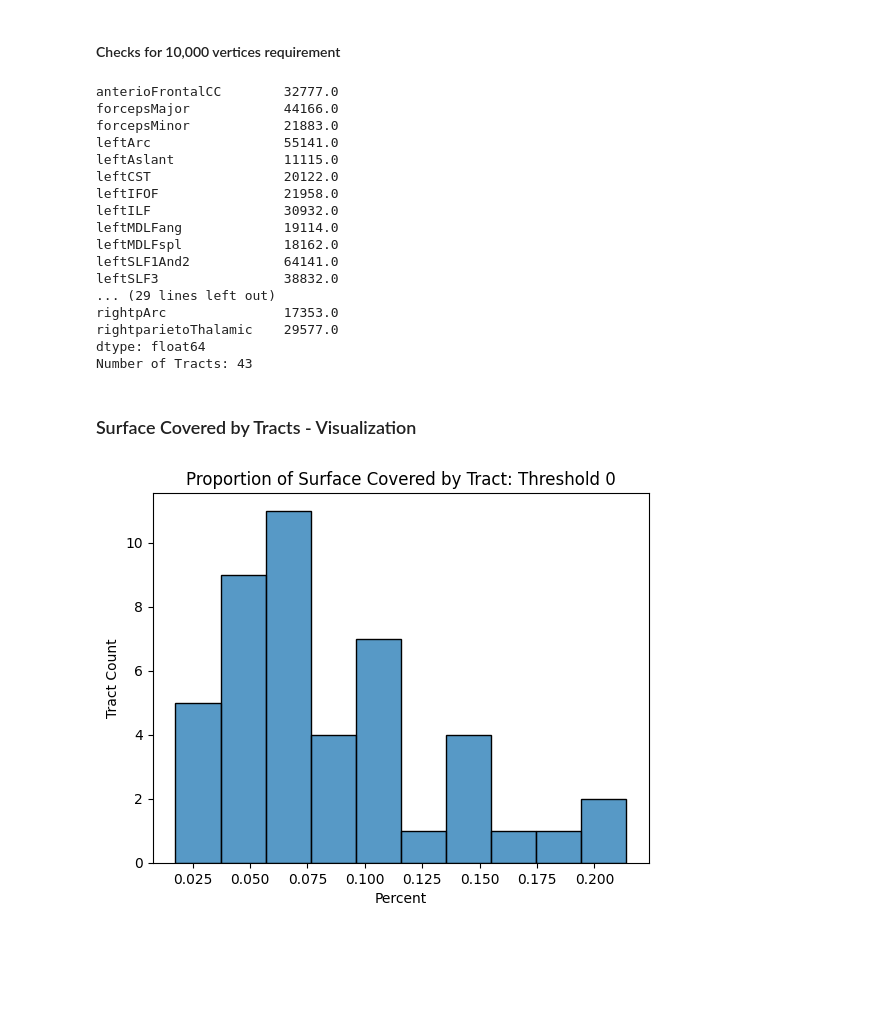
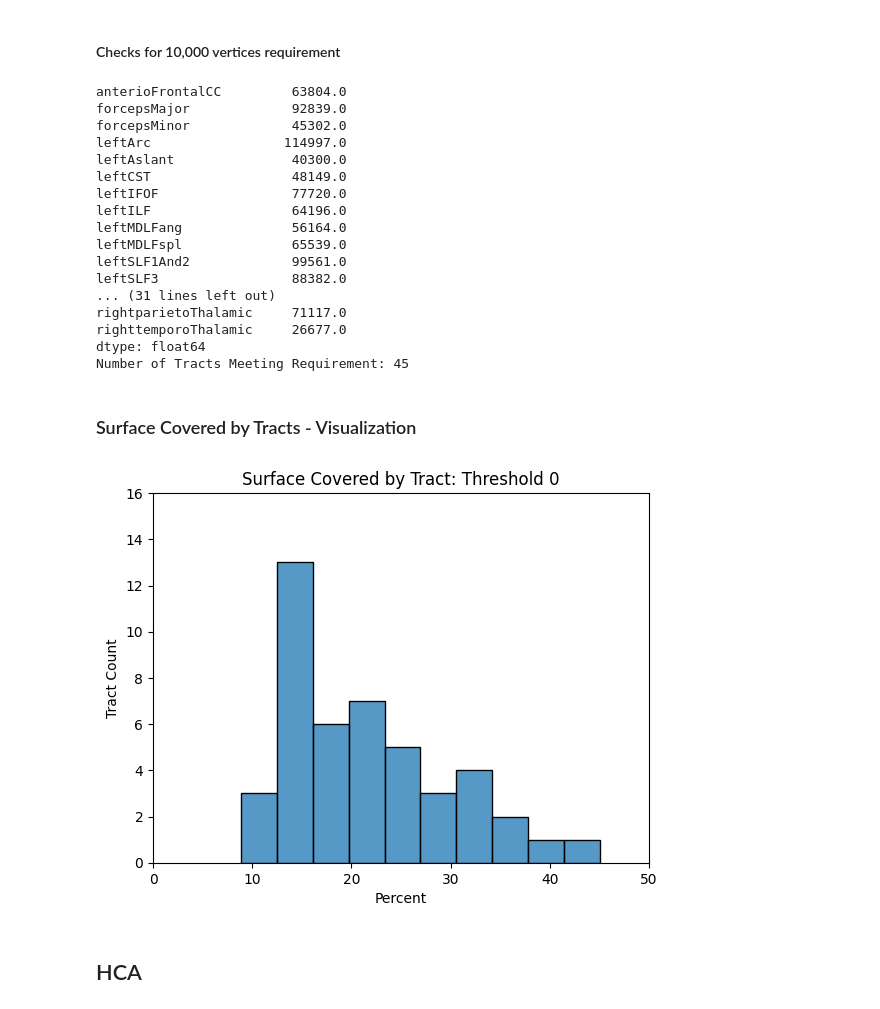
Before and after one commit to baramX3/white_matter_metanalysis, a Jupyter notebook: thresholding.ipynb, the cells around one changed output. Saved outputs shown, nothing was run; the diff lists cells and outputs as text; code cells hidden in the pictures; blank space fills up the shorter version.

```diff
--- a/thresholding.ipynb
+++ b/thresholding.ipynb
@@ -21,11 +21,12 @@ import nibabel as nib
 # %%
 # Path to cortical surface termination maps
 threshold = '0' # MODIFY THRESHOLD TO 0.15, 0.25, ETC...
+smooth = 'smooth' # MODIFY SMOOTH TO 'no_smooth' or 'smooth
 data_dir = op.join(".", "data")
 endpt_dir = op.join(
     data_dir,
     "white-matter-atlas_thresholds",
-    f"cortexmap_binarize_smooth-surf-1_threshold-{threshold}_dilate-0",
+    f"1062_cortexmap_binarize_{smooth}-surf-1_threshold-{threshold}_dilate-0", ### MODIFY AS NEEDED
     "cortexmap",
     "func",
 )
@@ -86,6 +87,7 @@ classification, class_lst = _fetch_classification(DSET, MODEL, data_dir=data_dir
 # %% [markdown]
 ### Define functions to run decoder
 # %%
+file_smooth = 'smooth_3.'  ### CHANGE TO SMOOTH_3. OR EMPTY STRING
 def load_maps_per_tract(endpt_dir, tract):
     """
     This function loads maps when running analysis per tract (leftCST and rightCST = 2 tracts)
@@ -100,23 +102,23 @@ def load_maps_per_tract(endpt_dir, tract):
     """
     if 'left' in tract:
         # file names
-        map_lpi_lh = op.join(endpt_dir, f"lh.{tract}_box_1mm_LPI_FiberEndpoint.func.gii")
-        map_ras_lh = op.join(endpt_dir, f"lh.{tract}_box_1mm_RAS_FiberEndpoint.func.gii")
+        map_lpi_lh = op.join(endpt_dir, f"lh.{tract}_box_1mm_LPI_FiberEndpoint.{file_smooth}func.gii")
+        map_ras_lh = op.join(endpt_dir, f"lh.{tract}_box_1mm_RAS_FiberEndpoint.{file_smooth}func.gii")
         map_lpi_arr_lh = nib.load(map_lpi_lh).agg_data()
         map_ras_arr_lh = nib.load(map_ras_lh).agg_data()
         map_arr_lh = np.maximum(map_lpi_arr_lh, map_ras_arr_lh) # Take the maximum to address overlap
         map_arr_rh = np.zeros_like(map_arr_lh) # load blank right hemisphere
     elif 'right' in tract:
-        map_lpi_rh = op.join(endpt_dir, f"rh.{tract}_box_1mm_LPI_FiberEndpoint.func.gii")
-        map_ras_rh = op.join(endpt_dir, f"rh.{tract}_box_1mm_RAS_FiberEndpoint.func.gii")
+        map_lpi_rh = op.join(endpt_dir, f"rh.{tract}_box_1mm_LPI_FiberEndpoint.{file_smooth}func.gii")
+        map_ras_rh = op.join(endpt_dir, f"rh.{tract}_box_1mm_RAS_FiberEndpoint.{file_smooth}func.gii")
         map_lpi_arr_rh = nib.load(map_lpi_rh).agg_data()
         map_ras_arr_rh = nib.load(map_ras_rh).agg_data()
         map_arr_rh = np.maximum(map_lpi_arr_rh, map_ras_arr_rh) # Take the maximum to address overlap
         map_arr_lh = np.zeros_like(map_arr_rh) # load blank left hemisphere
     else: # if mono tract
         # file names
-        map_lpi_lh = op.join(endpt_dir, f"lh.{tract}_box_1mm_LPI_FiberEndpoint.func.gii")
-        map_ras_rh = op.join(endpt_dir, f"rh.{tract}_box_1mm_RAS_FiberEndpoint.func.gii")
+        map_lpi_lh = op.join(endpt_dir, f"lh.{tract}_box_1mm_LPI_FiberEndpoint.{file_smooth}func.gii")
+        map_ras_rh = op.join(endpt_dir, f"rh.{tract}_box_1mm_RAS_FiberEndpoint.{file_smooth}func.gii")
         map_arr_lh = nib.load(map_lpi_lh).agg_data()
         map_arr_rh = nib.load(map_ras_rh).agg_data()
 
@@ -254,13 +256,14 @@ def load_bi_maps(endpt_dir, tract, splitby="", endpt="", hemisphere=""):  ### MA
 # %% [markdown]
 ### Clustering: Run decoder for each tract
 # %%
+### CODE WAS MODIFY TO CREATE AN EXTRA DATAFRAME, ALSO CREATES TRACT SURFACE PLOTS ENDPOINTS COMBINED
 tracts_to_analyze = ALL_TRACT_NAMES # modify to just run a few tracts
 map_corr_df = pd.DataFrame(columns=['ROI', 'topic', 'r']) # 104 topics*33 ROIs data table in long form
 
 d = {}
 for tract in tracts_to_analyze:
     # Read map
-    l = []
+    tract_probs = []
     map_arr_lh, map_arr_rh = load_maps_per_tract(endpt_dir, tract)
 
     # Remove medial wall
@@ -272,10 +275,23 @@ for tract in tracts_to_analyze:
         neuromaps_dir=neuromaps_dir,
     )
 
+    # Visualize maps to decode   #### UNCOMMENT IF WANTING SURFACE PLOTS
+    # surf_fig = plot_surf_maps(
+    #     map_arr_lh,
+    #     map_arr_rh,
+    #     space=SPACE,
+    #     density=DENSITY,
+    #     cmap="YlOrRd",
+    #     color_range=(0, 1),
+    #     data_dir=data_dir,
+    #     out_fig=op.join(figures_dir, f"{tract}_LPI+RAS_thr-{threshold}_surf.png"),
+    # )
+
+    # for df with overlapping tracts
     for i in map_arr:   ### maps_arr has the endpoint probabilities
         if i != 0:   ### mark any probability that isn't 0 as 1
             i = 1
-        l.append(i)
+        tract_probs.append(i)
 
         # Decode map and calculate correlation of activation map and white matter termination map
     temp_corrs_df = decode.transform([map_arr], method="correlation") # vertex-wise Pearson's r
@@ -299,7 +315,7 @@ for tract in tracts_to_analyze:
                                            'r': sorted_df['r']})],
                                            ignore_index=True)
 
-    d[tract] = l
+    d[tract] = tract_probs
 dat = pd.DataFrame(d)     ### dataframe shows if there is a non-zero probability of tract ending in vertex (0-no probability, 1-non-zero probability), vertex vs tract
 dat['sum'] = dat.sum(axis = 1)  ### summed to see how many tracts end in one same vertix
 # %% [markdown]
@@ -372,33 +520,37 @@ Number of Tracts: 5
 num_ver = dat.drop('sum', axis = 1).sum()
 filtered_tracts = num_ver[num_ver >= 10000]
 print(filtered_tracts)
-print('Number of Tracts:', len(filtered_tracts))
+print('Number of Tracts Meeting Requirement:', len(filtered_tracts))
 # %% [output]
-anterioFrontalCC        32777.0
-forcepsMajor            44166.0
-forcepsMinor            21883.0
-leftArc                 55141.0
-leftAslant              11115.0
-leftCST                 20122.0
-leftIFOF                21958.0
-leftILF                 30932.0
-leftMDLFang             19114.0
-leftMDLFspl             18162.0
-leftSLF1And2            64141.0
-leftSLF3                38832.0
-... (29 lines left out)
-rightpArc               17353.0
-rightparietoThalamic    29577.0
+anterioFrontalCC         63804.0
+forcepsMajor             92839.0
+forcepsMinor             45302.0
+leftArc                 114997.0
+leftAslant               40300.0
+leftCST                  48149.0
+leftIFOF                 77720.0
+leftILF                  64196.0
+leftMDLFang              56164.0
+leftMDLFspl              65539.0
+leftSLF1And2             99561.0
+leftSLF3                 88382.0
+... (31 lines left out)
+rightparietoThalamic     71117.0
+righttemporoThalamic     26677.0
 dtype: float64
-Number of Tracts: 43
+Number of Tracts Meeting Requirement: 45
 # %% [markdown]
 ### Surface Covered by Tracts - Visualization
 # %%
 import seaborn as sns
-sns.histplot((dat.drop('sum',axis = 1).sum()/299881), bins = 10)
+sns.histplot((dat.drop('sum',axis = 1).sum()/299881)*100, bins = 10)
 plt.xlabel('Percent')
 plt.ylabel('Tract Count')
-title = 'Proportion of Surface Covered by Tract: Threshold ' + threshold
+plt.xlim([0,50])
+plt.ylim([0,16])
+title = 'Surface Covered by Tract: Threshold ' + threshold
 plt.title(title);
 # %% [output]
-[figure, old version]
+[figure, new version]
+# %% [markdown]
+## HCA
```
Also changed, not shown: parts of 18 cells of this notebook.
